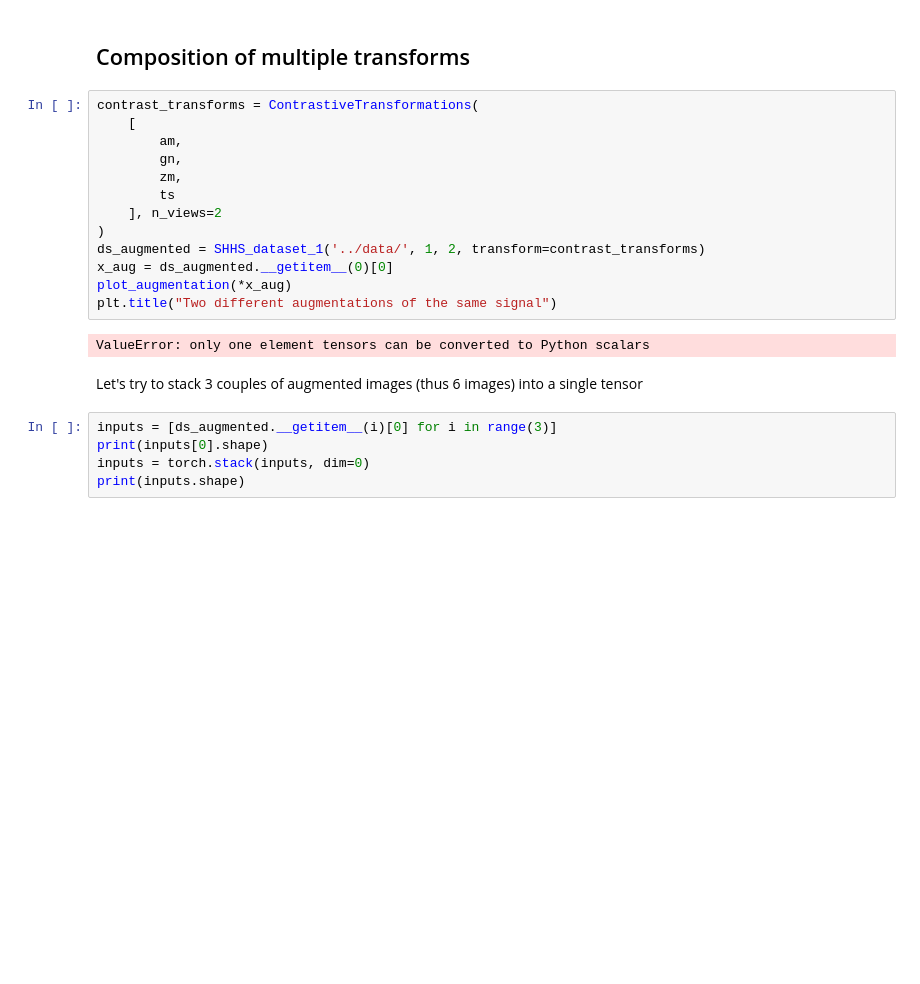
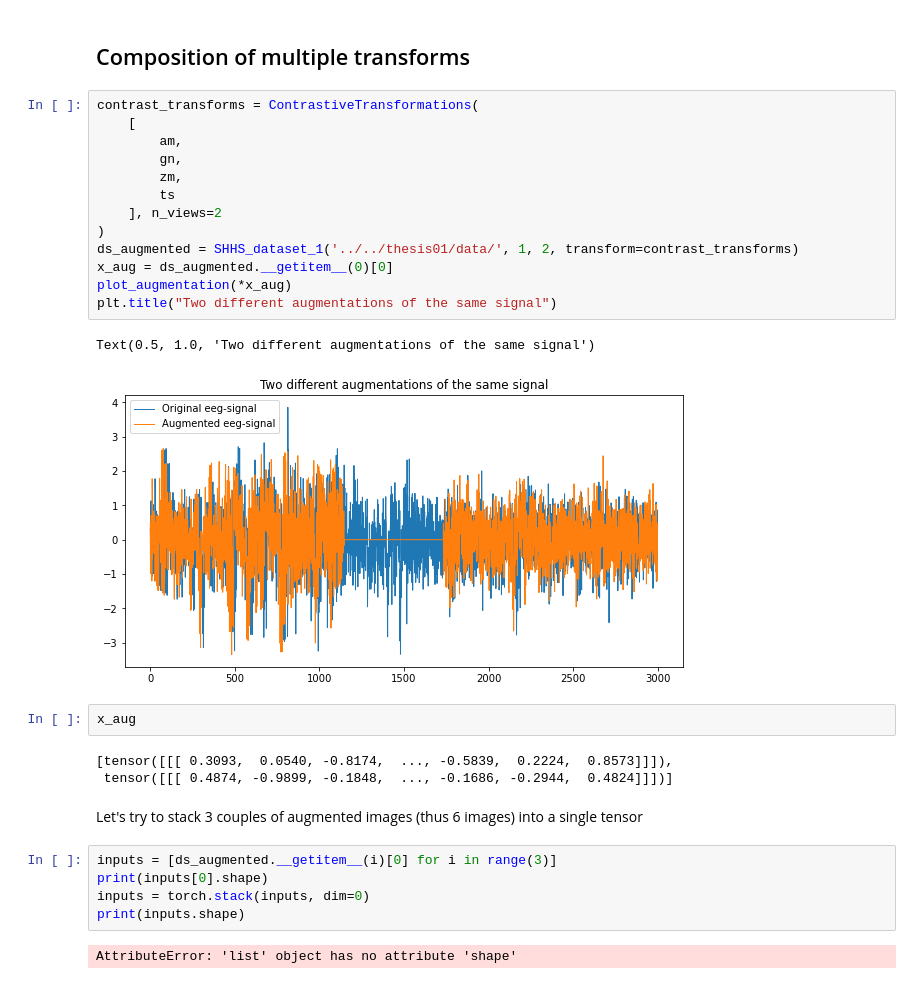
Before and after one commit to TomS55555/thesis, a Jupyter notebook: datasets/augmentations_test.ipynb, the cells around one changed output. Saved outputs shown, nothing was run; the diff lists cells and outputs as text; blank space fills up the shorter version.

```diff
--- a/datasets/augmentations_test.ipynb
+++ b/datasets/augmentations_test.ipynb
@@ -99,18 +99,24 @@ Text(0.5, 1.0, 'Additive gaussian noise of stdev: 0.56')
 # %%
 contrast_transforms = ContrastiveTransformations(
     [
         am,
         gn,
         zm,
         ts
     ], n_views=2
 )
-ds_augmented = SHHS_dataset_1('../data/', 1, 2, transform=contrast_transforms)
+ds_augmented = SHHS_dataset_1('../../thesis01/data/', 1, 2, transform=contrast_transforms)
 x_aug = ds_augmented.__getitem__(0)[0]
 plot_augmentation(*x_aug)
 plt.title("Two different augmentations of the same signal")
 # %% [output]
-ValueError: only one element tensors can be converted to Python scalars
+Text(0.5, 1.0, 'Two different augmentations of the same signal')
+[figure, added]
+# %%
+x_aug
+# %% [output]
+[tensor([[[ 0.3093,  0.0540, -0.8174,  ..., -0.5839,  0.2224,  0.8573]]]),
+ tensor([[[ 0.4874, -0.9899, -0.1848,  ..., -0.1686, -0.2944,  0.4824]]])]
 # %% [markdown]
 Let's try to stack 3 couples of augmented images (thus 6 images) into a single tensor
 # %%
@@ -118,3 +124,5 @@ inputs = [ds_augmented.__getitem__(i)[0] for i in range(3)]
 print(inputs[0].shape)
 inputs = torch.stack(inputs, dim=0)
 print(inputs.shape)
+# %% [output]
+AttributeError: 'list' object has no attribute 'shape'
```
Also changed, not shown: parts of 7 cells of this notebook, 8 other files.
